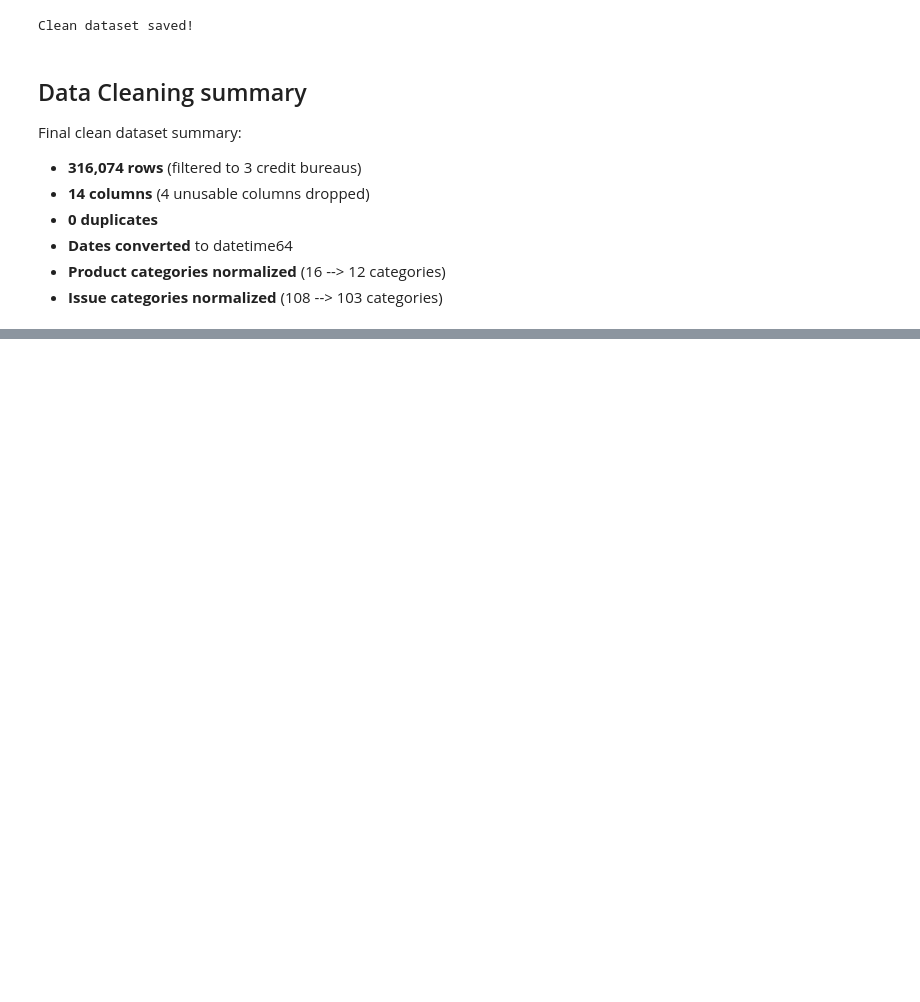
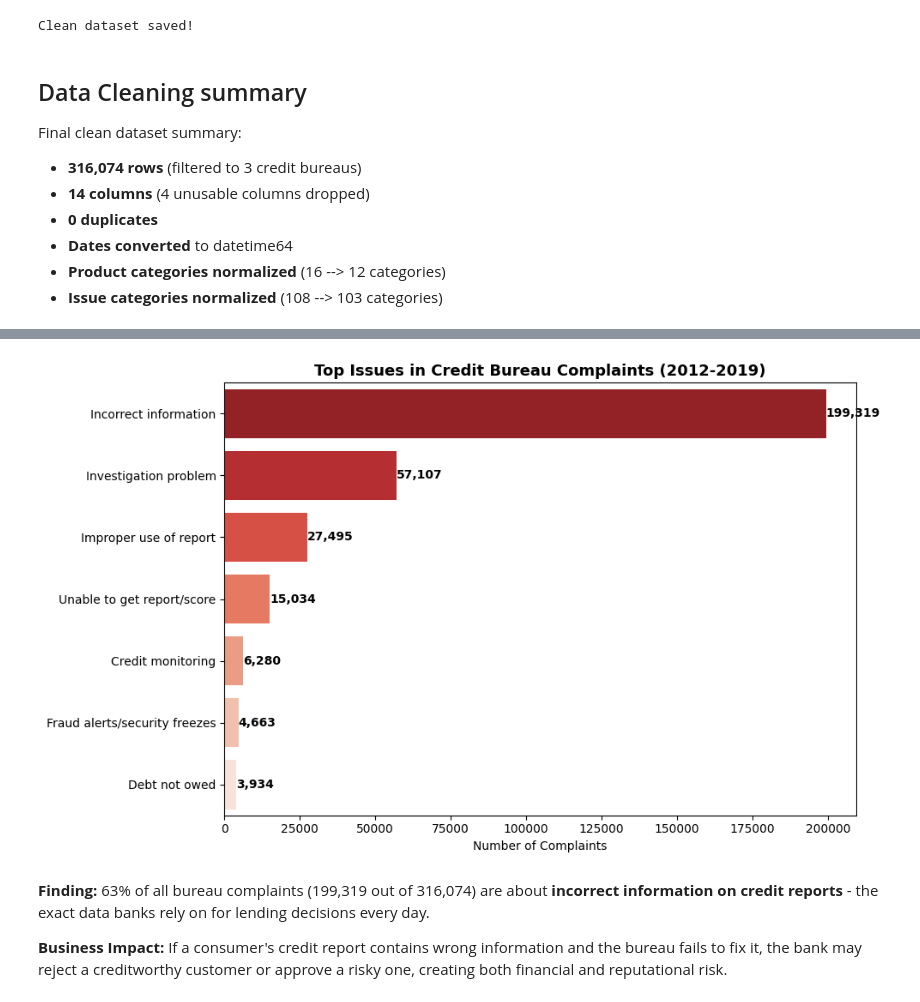
Before and after one commit to jarviscanada/jarvis_data_eng_SamiaCarchaf, a Jupyter notebook: python_data_analytics/sql_complaints.ipynb, the cells around one changed output, grey strips where cells are left out. Drawn from its saved outputs; the diff is of its cells as text; code cells hidden in the pictures; blank space fills up the shorter version.

```diff
--- a/python_data_analytics/sql_complaints.ipynb
+++ b/python_data_analytics/sql_complaints.ipynb
@@ -709,0 +787,4 @@ Final clean dataset summary:
+# %%
+# Top 7 issues
+top_issues = df_bureaus['issue'].value_counts().head(7).reset_index().sort_values('count', ascending=False)
+top_issues
@@ -709,0 +800,36 @@ Final clean dataset summary:
+# %%
+# Shorten issue names for display
+issue_labels = {
+    'Incorrect information on your report': 'Incorrect information',
+    "Problem with a credit reporting company's investigation into an existing problem": 'Investigation problem',
+    'Improper use of your report': 'Improper use of report',
+    'Unable to get your credit report or credit score': 'Unable to get report/score',
+    'Credit monitoring or identity theft protection services': 'Credit monitoring',
+    'Problem with fraud alerts or security freezes': 'Fraud alerts/security freezes',
+    'Attempts to collect debt not owed': 'Debt not owed'
+}
+
+top_issues['issue'] = top_issues['issue'].replace(issue_labels)
+
+plt.figure(figsize=(10, 6))
+ax = sns.barplot(data=top_issues, x='count', y='issue',
+                 hue='issue', palette='Reds_r', legend=False)
+
+for p in ax.patches:
+    ax.annotate(f'{int(p.get_width()):,}',
+                (p.get_width(), p.get_y() + p.get_height()/2),
+                ha='left', va='center', fontsize=10, fontweight='bold')
+
+plt.title('Top Issues in Credit Bureau Complaints (2012-2019)',
+          fontsize=13, fontweight='bold')
+plt.xlabel('Number of Complaints')
+plt.ylabel('')
+plt.tight_layout()
+plt.show()
+# %% [output]
+[figure, added]
+# %% [markdown]
+**Finding:** 63% of all bureau complaints (199,319 out of 316,074) are about
+**incorrect information on credit reports** - the exact data banks rely on for lending decisions every day.
+
+**Business Impact:** If a consumer's credit report contains wrong information and the bureau fails to fix it, the bank may reject a creditworthy customer or approve a risky one, creating both financial and reputational risk.
```
Also changed, not shown: parts of 10 cells of this notebook.
